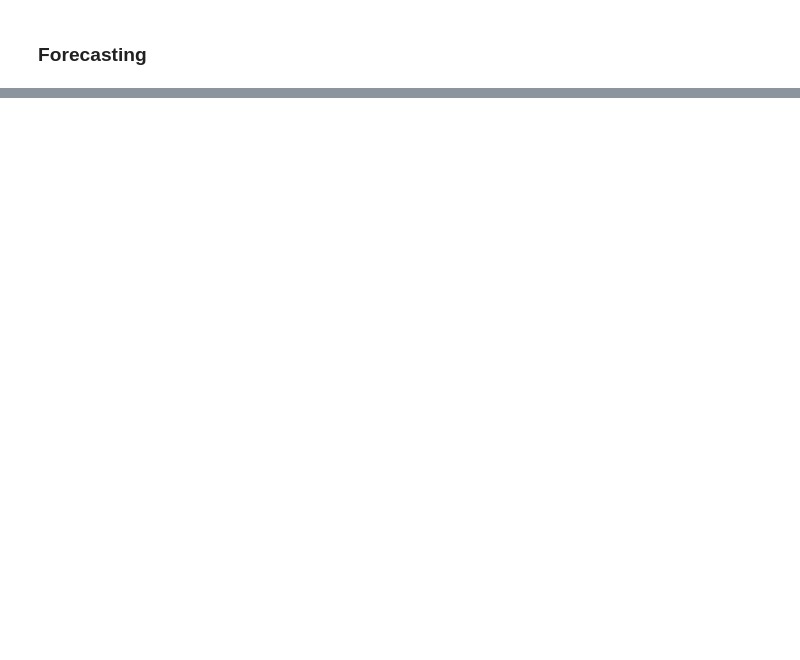
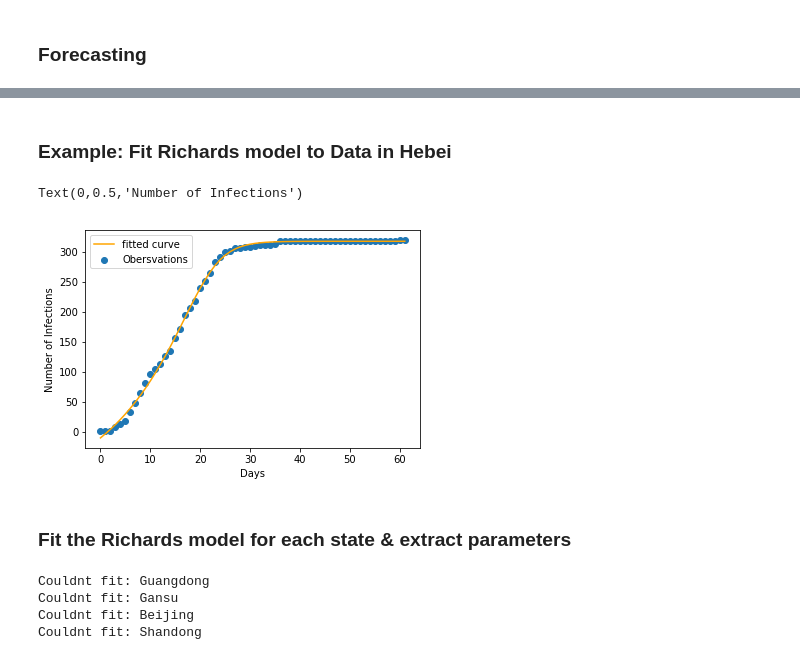
Before and after one commit to matthiasboeker/Covid_19_Forecast, a Jupyter notebook: Notebooks/ARIMA_Approach.ipynb, the cells around one changed output, grey strips where cells are left out. Cells and saved outputs as stored; diff of their text form; code cells hidden in the pictures; blank space fills up the shorter version.

```diff
--- a/Notebooks/ARIMA_Approach.ipynb
+++ b/Notebooks/ARIMA_Approach.ipynb
@@ -134,0 +135,41 @@ ax.legend(['Observations', 'Forecast'])
+# %%
+#Get the Data
+CH = country_filter(data, Country='China')
+state_list = CH['Province/State'].drop_duplicates()
+# %% [markdown]
+### Example: Fit Richards model to Data in Hebei
+# %%
+y = np.array(CH.loc[CH['Province/State']=='Hebei','Infected'])
+x = np.array(range(0,len(y)),dtype=float)
+params,_ = fit(richards,x,y)
+# %%
+fig, axes = plt.subplots()
+plt.scatter(x,y)
+plt.plot(x,richards(x,params[0],params[1],params[2],params[3],params[4]),color='orange')
+axes.legend(['fitted curve','Obersvations'])
+axes.set_xlabel('Days')
+axes.set_ylabel('Number of Infections')
+# %% [output]
+Text(0,0.5,'Number of Infections')
+[figure, added]
+# %% [markdown]
+### Fit the Richards model for each state & extract parameters
+# %%
+params = list()
+missing_states = list()
+for state in state_list:
+    y = CH.loc[CH['Province/State']==state,'Infected']
+    x = np.array(range(0,len(y)),dtype=float)
+    try:
+        new_params,_ = fit(richards,x,y)
+        params.append(new_params)
+    except:
+        print('Couldnt fit:',state)
+        missing_states.append(state)
+fit_state = state_list.loc[~np.isin(state_list,missing_states)]
+target = pd.DataFrame(params, columns=['A', 'u', 'd', 'v', 'y0'], index = fit_state)
+# %% [output]
+Couldnt fit: Guangdong
+Couldnt fit: Gansu
+Couldnt fit: Beijing
+Couldnt fit: Shandong
```
Also changed, not shown: parts of 8 cells of this notebook.
